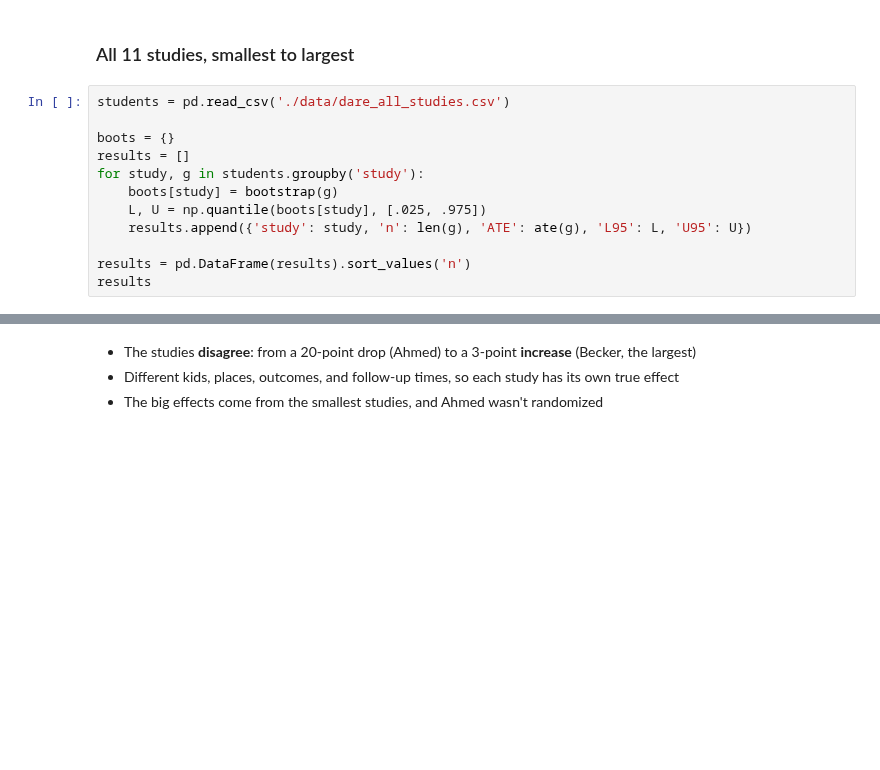
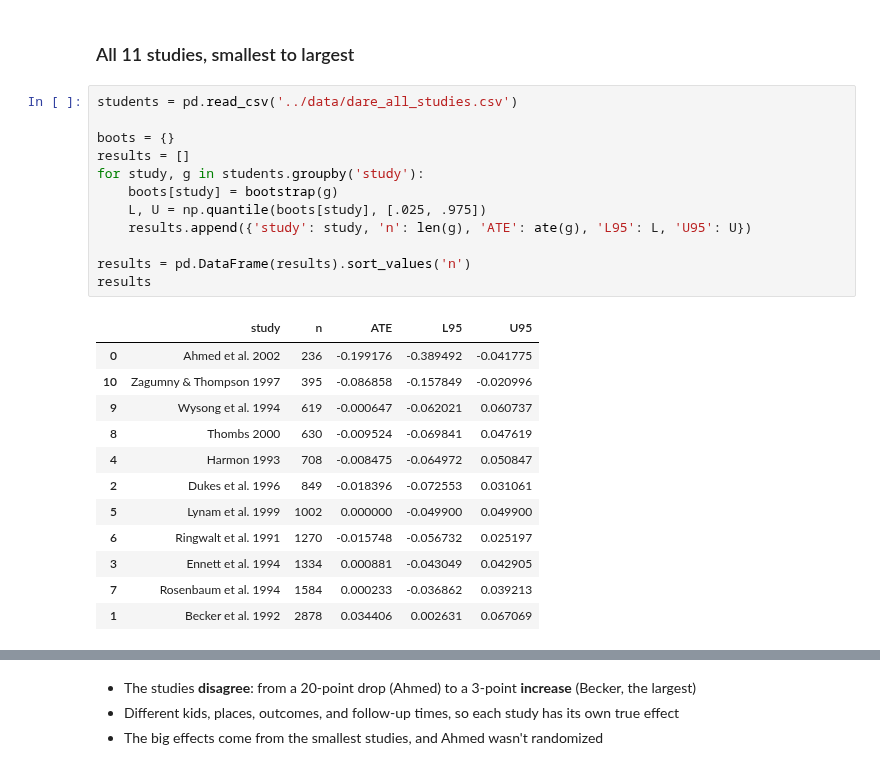
Before and after one commit to HSweazey/UU_F26_templates, a Jupyter notebook: Week06/Thursday_lab/Thursday_AB_testing_bridge.ipynb, the cells around one changed output, grey strips where cells are left out. Cells and saved outputs as stored; diff of their text form; blank space fills up the shorter version.

```diff
--- a/Week06/Thursday_lab/Thursday_AB_testing_bridge.ipynb
+++ b/Week06/Thursday_lab/Thursday_AB_testing_bridge.ipynb
@@ -89,17 +103,30 @@ plt.show()
 # %% [markdown]
 ### All 11 studies, smallest to largest
 # %%
-students = pd.read_csv('./data/dare_all_studies.csv')
+students = pd.read_csv('../data/dare_all_studies.csv')
 
 boots = {}
 results = []
 for study, g in students.groupby('study'):
     boots[study] = bootstrap(g)
     L, U = np.quantile(boots[study], [.025, .975])
     results.append({'study': study, 'n': len(g), 'ATE': ate(g), 'L95': L, 'U95': U})
 
 results = pd.DataFrame(results).sort_values('n')
 results
+# %% [output]
+|  | study | n | ATE | L95 | U95 |
+| 0 | Ahmed et al. 2002 | 236 | -0.199176 | -0.389492 | -0.041775 |
+| 10 | Zagumny & Thompson 1997 | 395 | -0.086858 | -0.157849 | -0.020996 |
+| 9 | Wysong et al. 1994 | 619 | -0.000647 | -0.062021 | 0.060737 |
+| 8 | Thombs 2000 | 630 | -0.009524 | -0.069841 | 0.047619 |
+| 4 | Harmon 1993 | 708 | -0.008475 | -0.064972 | 0.050847 |
+| 2 | Dukes et al. 1996 | 849 | -0.018396 | -0.072553 | 0.031061 |
+| 5 | Lynam et al. 1999 | 1002 | 0.000000 | -0.049900 | 0.049900 |
+| 6 | Ringwalt et al. 1991 | 1270 | -0.015748 | -0.056732 | 0.025197 |
+| 3 | Ennett et al. 1994 | 1334 | 0.000881 | -0.043049 | 0.042905 |
+| 7 | Rosenbaum et al. 1994 | 1584 | 0.000233 | -0.036862 | 0.039213 |
+| 1 | Becker et al. 1992 | 2878 | 0.034406 | 0.002631 | 0.067069 |
 # %%
 plt.errorbar(results['ATE'], results['study'],
              xerr=[results['ATE'] - results['L95'], results['U95'] - results['ATE']],
```
Also changed, not shown: parts of 9 cells of this notebook, 1 other file.
